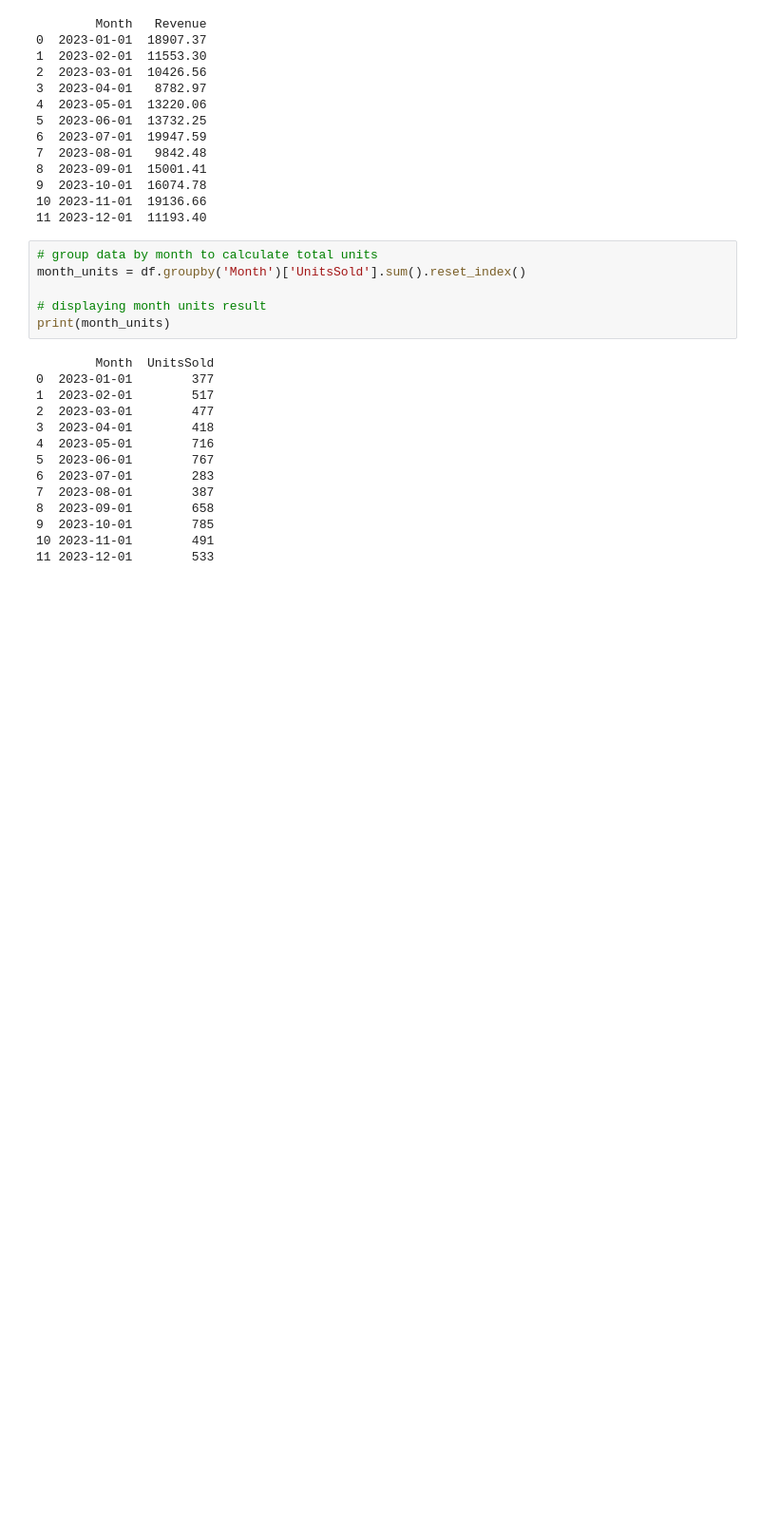
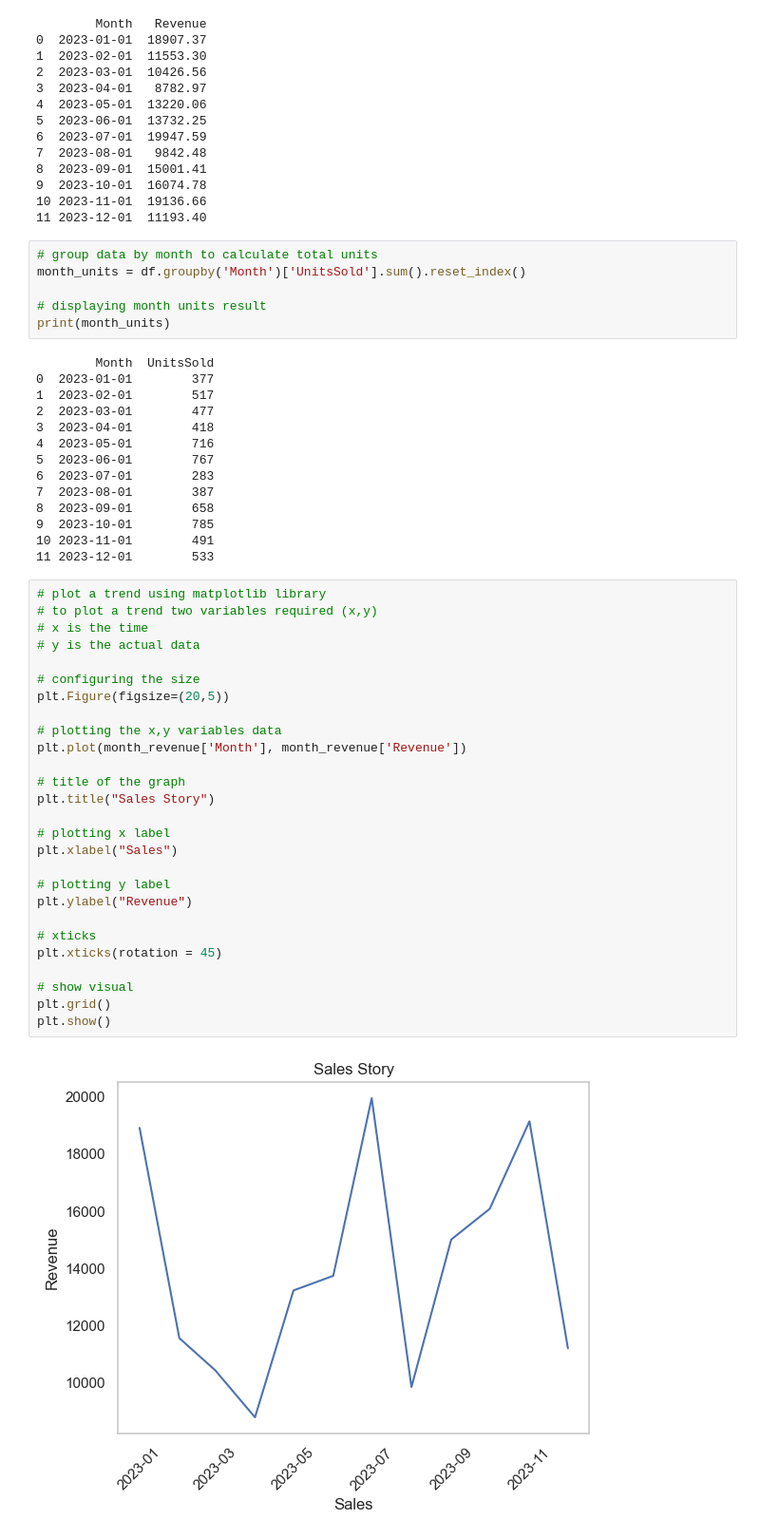
Before and after one commit to BonganiChauke/Sales-Story, a Jupyter notebook: sales_data_story.ipynb, the cells around one changed output. Shown at 95% size. Cells and saved outputs as stored; diff of their text form; blank space fills up the shorter version.

Commit message:
Plotted trends for month and revenue

```diff
--- a/sales_data_story.ipynb
+++ b/sales_data_story.ipynb
@@ -64,3 +64,32 @@ print(month_units)
 9  2023-10-01        785
 10 2023-11-01        491
 11 2023-12-01        533
+# %%
+# plot a trend using matplotlib library
+# to plot a trend two variables required (x,y)
+# x is the time
+# y is the actual data
+
+# configuring the size
+plt.Figure(figsize=(20,5))
+
+# plotting the x,y variables data
+plt.plot(month_revenue['Month'], month_revenue['Revenue'])
+
+# title of the graph
+plt.title("Sales Story")
+
+# plotting x label
+plt.xlabel("Sales")
+
+# plotting y label
+plt.ylabel("Revenue")
+
+# xticks
+plt.xticks(rotation = 45)
+
+# show visual
+plt.grid()
+plt.show()
+# %% [output]
+[figure, added]
```
